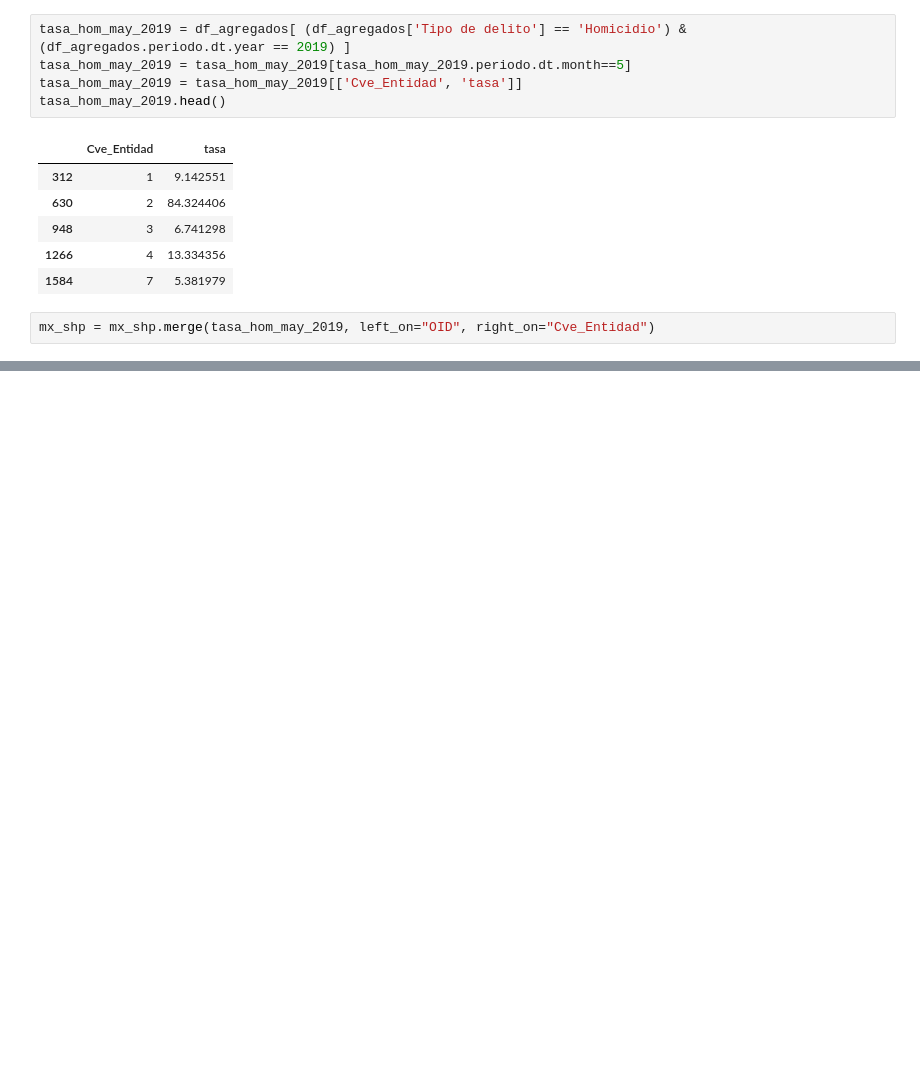
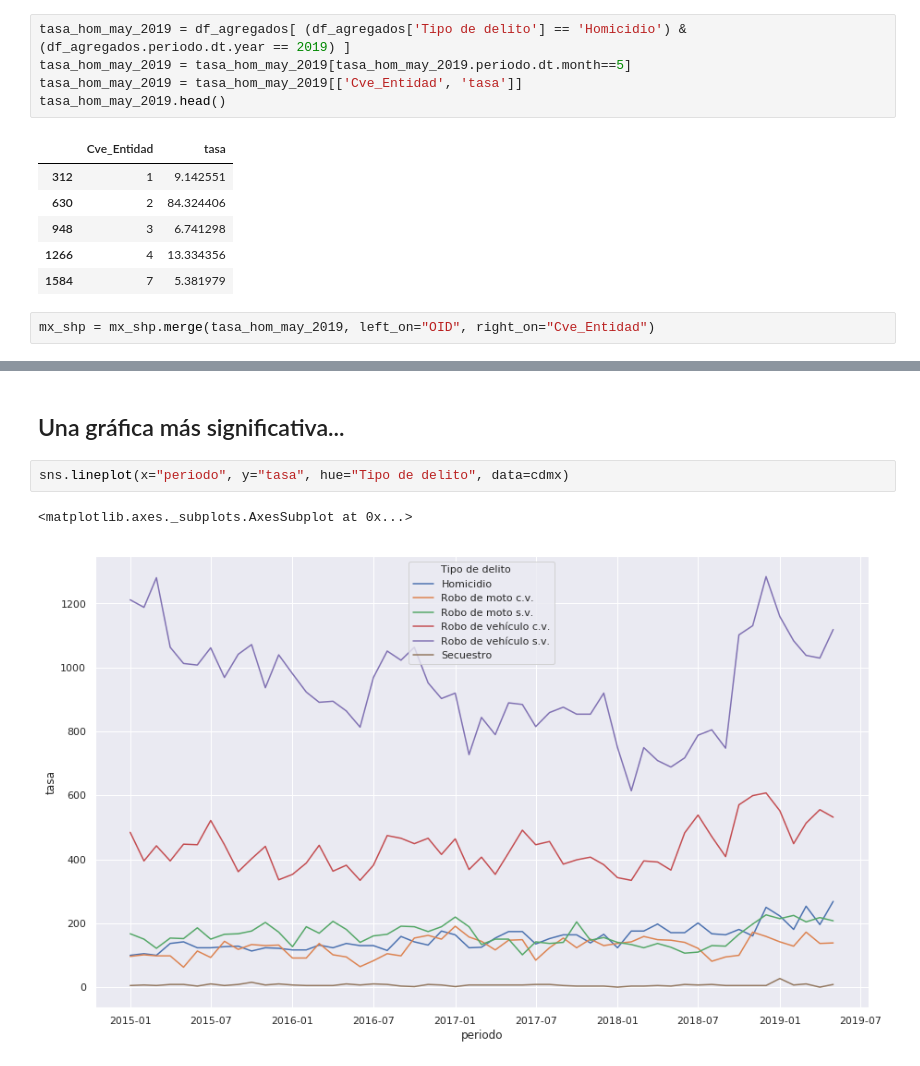
Before and after one commit to gemathus/analisis-incidencia-delictiva, a Jupyter notebook: 1_Incidencia_delictiva_mexico_enero2015_mayo2019.ipynb, the cells around one changed output, grey strips where cells are left out. Drawn from its saved outputs; the diff is of its cells as text; blank space fills up the shorter version.

```diff
--- a/1_Incidencia_delictiva_mexico_enero2015_mayo2019.ipynb
+++ b/1_Incidencia_delictiva_mexico_enero2015_mayo2019.ipynb
@@ -708,0 +709,7 @@ mx_shp.plot(column="tasa", legend=True, cmap="rainbow")
+# %% [markdown]
+## Una gráfica más significativa...
+# %%
+sns.lineplot(x="periodo", y="tasa", hue="Tipo de delito", data=cdmx)
+# %% [output]
+<matplotlib.axes._subplots.AxesSubplot at 0x...>
+[figure, added]
```
Also changed, not shown: parts of 21 cells of this notebook.
